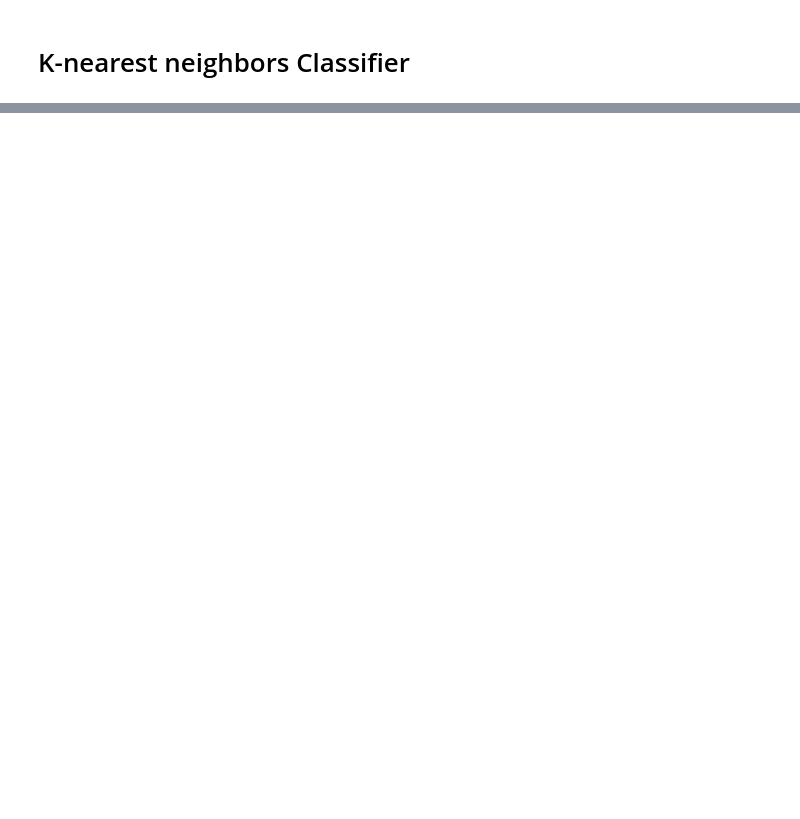
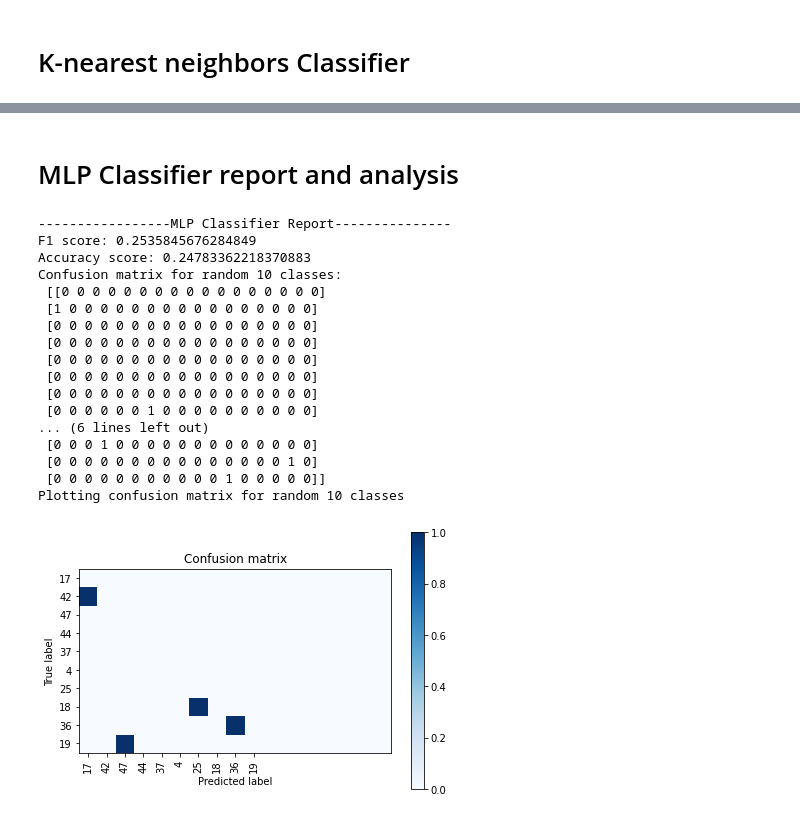
Before and after one commit to yehcheshin/PatternFinal_ChineseHandWrite, a Jupyter notebook: k_means_data_classify.ipynb, the cells around one changed output, grey strips where cells are left out. Saved outputs shown, nothing was run; the diff lists cells and outputs as text; code cells hidden in the pictures; blank space fills up the shorter version.

```diff
--- a/k_means_data_classify.ipynb
+++ b/k_means_data_classify.ipynb
@@ -89,7 +108,7 @@ for idx, dir_ in enumerate(os.listdir(root)):
         data.append(im)
         files.append(img_path)
         labels.append(label_list[file[-5:-4]])
-train_img = np.array(data)
+data = np.array(data)
 img
 # %% [output]
 [figure]
@@ -105,0 +432,14 @@ from sklearn.neighbors import KNeighborsClassifier
+# %%
+from sklearn.svm import SVC
+
+kernels = ['poly', 'rbf', 'sigmoid','linear']
+for kernel in kernels:
+    svc = SVC(kernel=kernel)
+    svc.fit(X_train, y_train)
+    y_pred = svc.predict(X_val)
+    svc_f1 = metrics.f1_score(y_val, y_pred, average= "weighted")
+    print("Evaluation:", kernel, "kernel")
+    print("F1 score: {}".format(svc_f1))
+    svc_accuracy = metrics.accuracy_score(y_val, y_pred)
+    print("Accuracy score: {}".format(svc_accuracy))
+    print(metrics.classification_report(y_val[:10],y_pred[:10]))
@@ -105,0 +515,8 @@ from sklearn.neighbors import KNeighborsClassifier
+# %%
+param_grid = {'C': [0.1,1, 10, 100], 'gamma': ['scale', 'auto'],'kernel': kernels[:2]}
+svc = SVC()
+grid_svc = GridSearchCV(svc, param_grid, refit=True, verbose=2, n_jobs=4)
+grid_svc.fit(X_train, y_train)
+print(grid_svc.best_score_)
+print(grid_svc.best_params_)
+print(grid_svc.best_estimator_)
@@ -105,0 +587,5 @@ from sklearn.neighbors import KNeighborsClassifier
+# %%
+from sklearn.neural_network import MLPClassifier
+
+clf = MLPClassifier(hidden_layer_sizes=(512, 512, 64), verbose=2, max_iter=500)
+clf.fit(X_train, y_train)
@@ -105,0 +611,37 @@ from sklearn.neighbors import KNeighborsClassifier
+# %% [markdown]
+# MLP Classifier report and analysis
+# %%
+y_pred_mlp = clf.predict(X_val)
+mlp_f1 = metrics.f1_score(y_val, y_pred_mlp, average= "weighted")
+mlp_accuracy = metrics.accuracy_score(y_val, y_pred_mlp)
+mlp_cm = metrics.confusion_matrix(y_val[:10], y_pred_mlp[:10])
+print("-----------------MLP Classifier Report---------------")
+print("F1 score: {}".format(mlp_f1))
+print("Accuracy score: {}".format(mlp_accuracy))
+print("Confusion matrix for random 10 classes: \n", mlp_cm)
+print('Plotting confusion matrix for random 10 classes')
+
+plt.figure()
+plot_confusion_matrix(mlp_cm[:10], y_val[:10])
+plt.show()
+
+print(metrics.classification_report(y_val, y_pred_mlp))
+# %% [output]
+-----------------MLP Classifier Report---------------
+F1 score: 0.2535845676284849
+Accuracy score: 0.24783362218370883
+Confusion matrix for random 10 classes:
+ [[0 0 0 0 0 0 0 0 0 0 0 0 0 0 0 0 0]
+ [1 0 0 0 0 0 0 0 0 0 0 0 0 0 0 0 0]
+ [0 0 0 0 0 0 0 0 0 0 0 0 0 0 0 0 0]
+ [0 0 0 0 0 0 0 0 0 0 0 0 0 0 0 0 0]
+ [0 0 0 0 0 0 0 0 0 0 0 0 0 0 0 0 0]
+ [0 0 0 0 0 0 0 0 0 0 0 0 0 0 0 0 0]
+ [0 0 0 0 0 0 0 0 0 0 0 0 0 0 0 0 0]
+ [0 0 0 0 0 0 1 0 0 0 0 0 0 0 0 0 0]
+... (6 lines left out)
+ [0 0 0 1 0 0 0 0 0 0 0 0 0 0 0 0 0]
+ [0 0 0 0 0 0 0 0 0 0 0 0 0 0 0 1 0]
+ [0 0 0 0 0 0 0 0 0 0 0 1 0 0 0 0 0]]
+Plotting confusion matrix for random 10 classes
+[figure, added]
```
Also changed, not shown: parts of 27 cells of this notebook.
